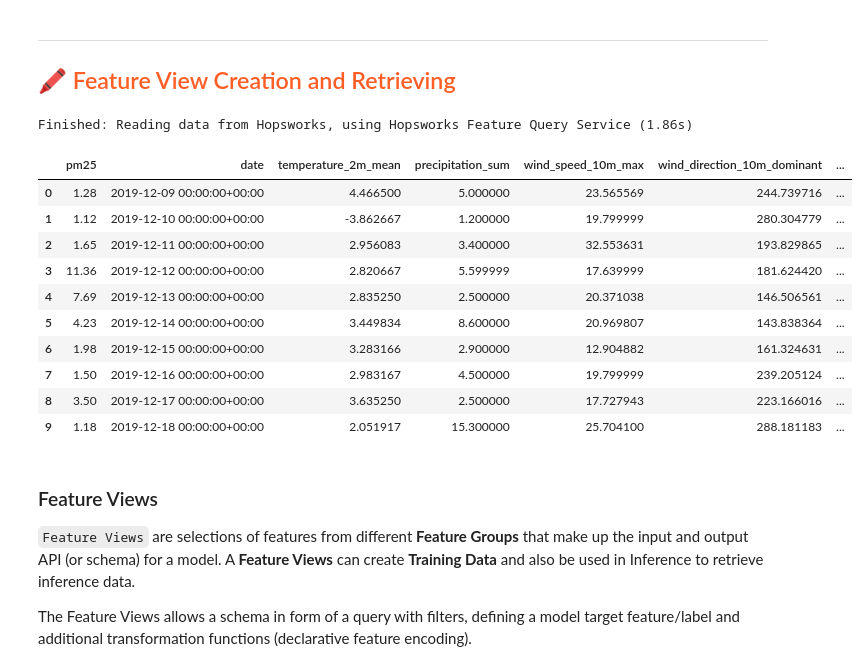
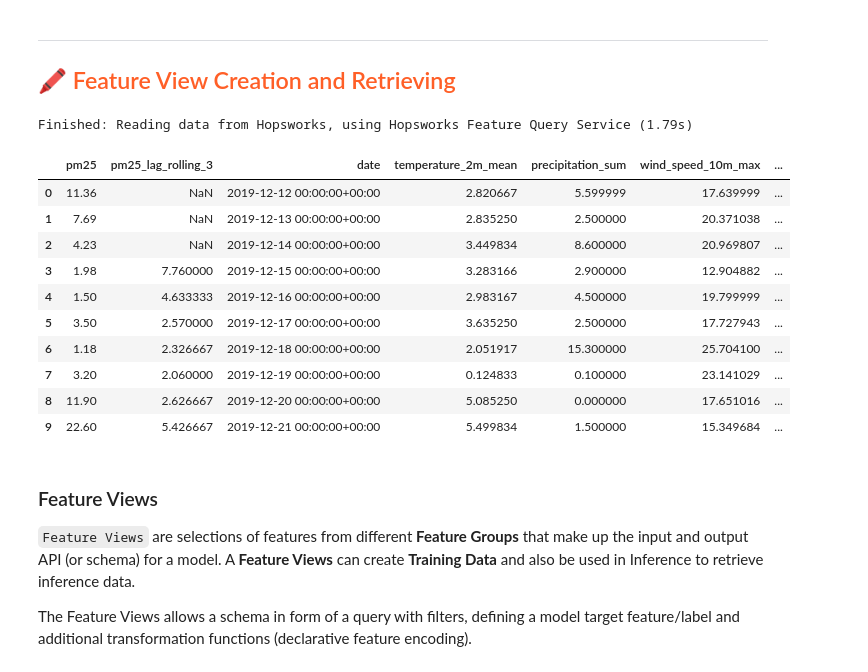
Before and after one commit to Eugenius0/air-quality-prediction-service, a Jupyter notebook: notebooks/ch03/3_air_quality_training_pipeline.ipynb, the cells around one changed output. Saved outputs shown, nothing was run; the diff lists cells and outputs as text; code cells hidden in the pictures.

```diff
--- a/notebooks/ch03/3_air_quality_training_pipeline.ipynb
+++ b/notebooks/ch03/3_air_quality_training_pipeline.ipynb
@@ -53,21 +53,21 @@ weather_fg = fs.get_feature_group(
 ## <span style="color:#ff5f27;"> 🖍 Feature View Creation and Retrieving </span>
 # %%
 # Select features for training data.
-selected_features = air_quality_fg.select(['pm25']).join(weather_fg.select_all(), on=['city'])
+selected_features = air_quality_fg.select(['pm25', 'pm25_lag_rolling_3']).join(weather_fg.select_all(), on=['city'])
 selected_features.show(10)
 # %% [output]
-Finished: Reading data from Hopsworks, using Hopsworks Feature Query Service (1.86s)
+Finished: Reading data from Hopsworks, using Hopsworks Feature Query Service (1.79s)
-|  | pm25 | date | temperature_2m_mean | precipitation_sum | wind_speed_10m_max | wind_direction_10m_dominant | ... |
-| 0 | 1.28 | 2019-12-09 00:00:00+00:00 | 4.466500 | 5.000000 | 23.565569 | 244.739716 | ... |
-| 1 | 1.12 | 2019-12-10 00:00:00+00:00 | -3.862667 | 1.200000 | 19.799999 | 280.304779 | ... |
-| 2 | 1.65 | 2019-12-11 00:00:00+00:00 | 2.956083 | 3.400000 | 32.553631 | 193.829865 | ... |
-| 3 | 11.36 | 2019-12-12 00:00:00+00:00 | 2.820667 | 5.599999 | 17.639999 | 181.624420 | ... |
-| 4 | 7.69 | 2019-12-13 00:00:00+00:00 | 2.835250 | 2.500000 | 20.371038 | 146.506561 | ... |
-| 5 | 4.23 | 2019-12-14 00:00:00+00:00 | 3.449834 | 8.600000 | 20.969807 | 143.838364 | ... |
-| 6 | 1.98 | 2019-12-15 00:00:00+00:00 | 3.283166 | 2.900000 | 12.904882 | 161.324631 | ... |
-| 7 | 1.50 | 2019-12-16 00:00:00+00:00 | 2.983167 | 4.500000 | 19.799999 | 239.205124 | ... |
-| 8 | 3.50 | 2019-12-17 00:00:00+00:00 | 3.635250 | 2.500000 | 17.727943 | 223.166016 | ... |
-| 9 | 1.18 | 2019-12-18 00:00:00+00:00 | 2.051917 | 15.300000 | 25.704100 | 288.181183 | ... |
+|  | pm25 | pm25_lag_rolling_3 | date | temperature_2m_mean | precipitation_sum | wind_speed_10m_max | ... |
+| 0 | 11.36 | NaN | 2019-12-12 00:00:00+00:00 | 2.820667 | 5.599999 | 17.639999 | ... |
+| 1 | 7.69 | NaN | 2019-12-13 00:00:00+00:00 | 2.835250 | 2.500000 | 20.371038 | ... |
+| 2 | 4.23 | NaN | 2019-12-14 00:00:00+00:00 | 3.449834 | 8.600000 | 20.969807 | ... |
+| 3 | 1.98 | 7.760000 | 2019-12-15 00:00:00+00:00 | 3.283166 | 2.900000 | 12.904882 | ... |
+| 4 | 1.50 | 4.633333 | 2019-12-16 00:00:00+00:00 | 2.983167 | 4.500000 | 19.799999 | ... |
+| 5 | 3.50 | 2.570000 | 2019-12-17 00:00:00+00:00 | 3.635250 | 2.500000 | 17.727943 | ... |
+| 6 | 1.18 | 2.326667 | 2019-12-18 00:00:00+00:00 | 2.051917 | 15.300000 | 25.704100 | ... |
+| 7 | 3.20 | 2.060000 | 2019-12-19 00:00:00+00:00 | 0.124833 | 0.100000 | 23.141029 | ... |
+| 8 | 11.90 | 2.626667 | 2019-12-20 00:00:00+00:00 | 5.085250 | 0.000000 | 17.651016 | ... |
+| 9 | 22.60 | 5.426667 | 2019-12-21 00:00:00+00:00 | 5.499834 | 1.500000 | 15.349684 | ... |
 # %% [markdown]
 ### Feature Views
 
```
Also changed, not shown: parts of 12 cells of this notebook, 9 other files.
